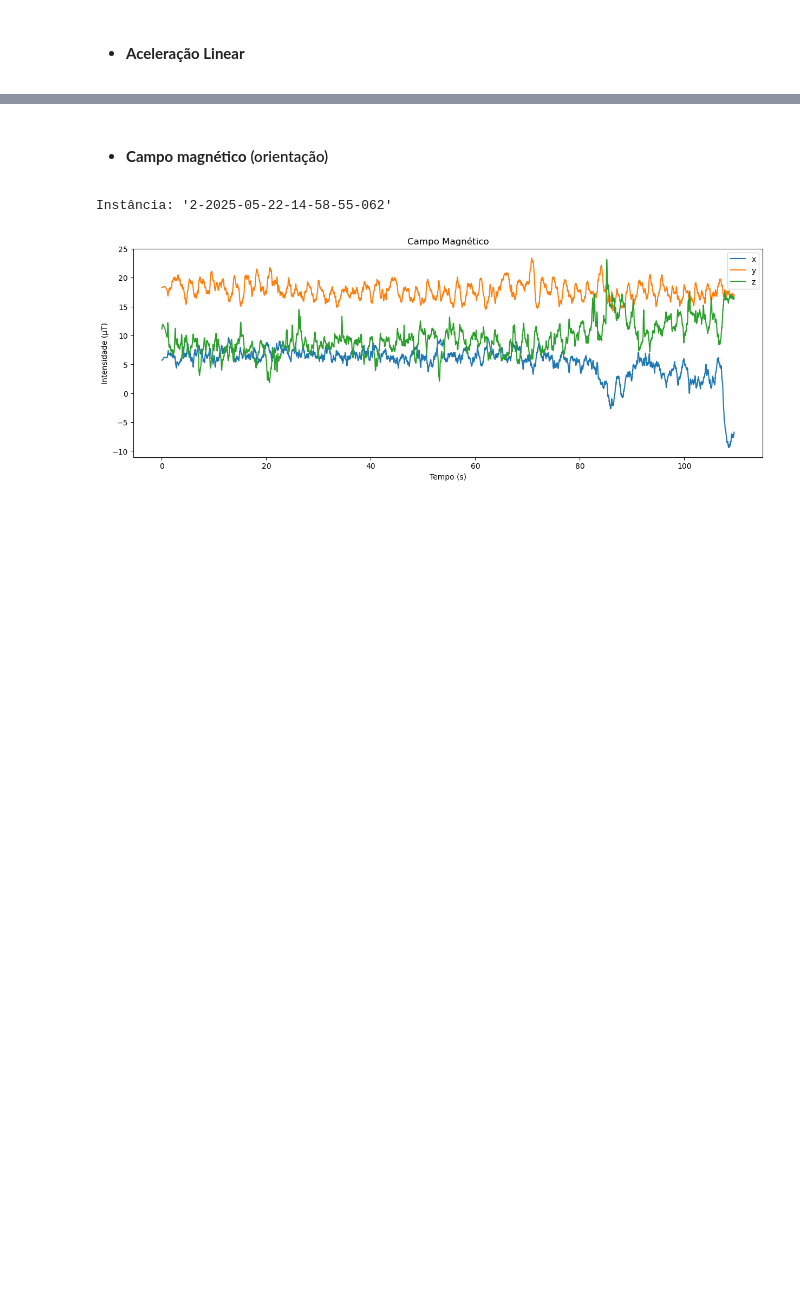
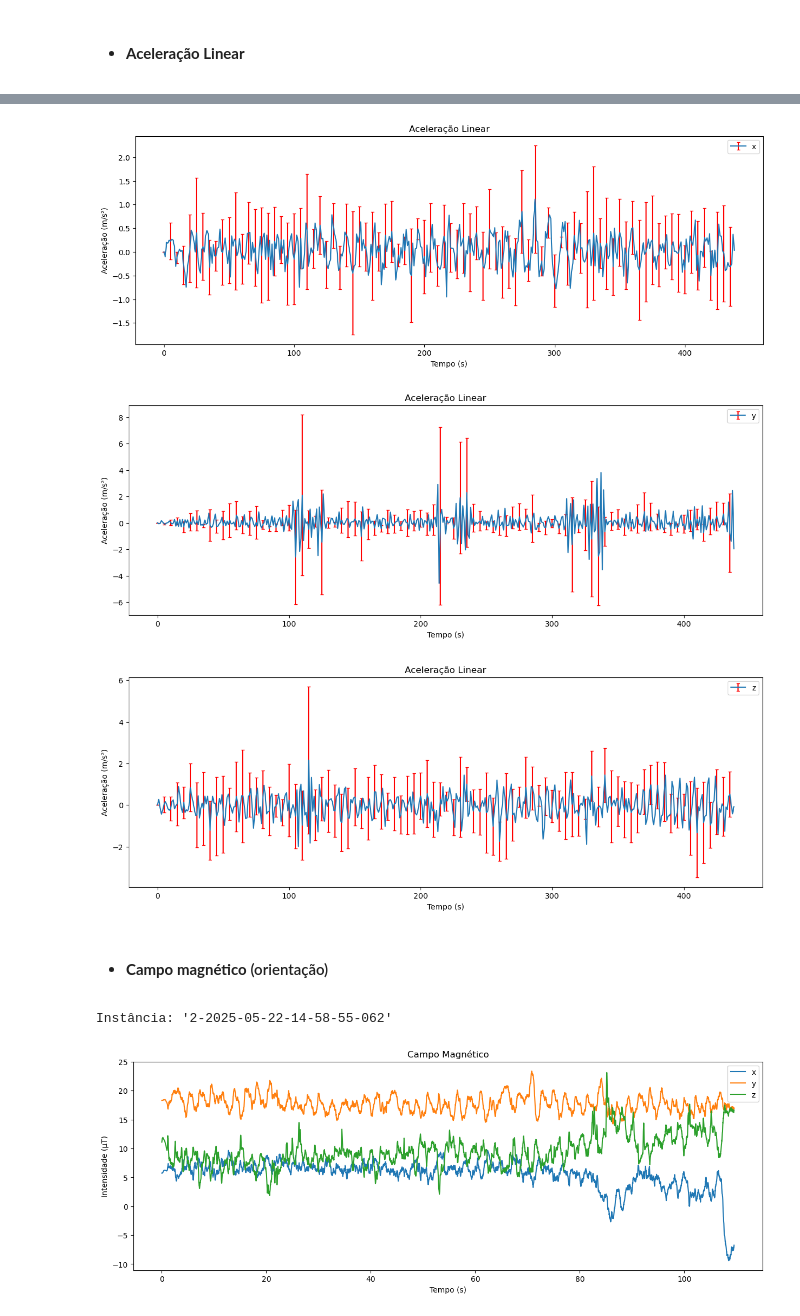
Before and after one commit to RafaBSales/MAC0209-EP2, a Jupyter notebook: ep2.ipynb, the cells around one changed output, grey strips where cells are left out. Saved outputs shown, nothing was run; the diff lists cells and outputs as text; code cells hidden in the pictures; blank space fills up the shorter version.

```diff
--- a/ep2.ipynb
+++ b/ep2.ipynb
@@ -120,3 +155,16 @@ Instância: '2-2025-05-22-14-55-27-504'
+# %%
+instances_accel = list(map(lambda x: x.sensors3['linear_acceleration'][['x', 'y', 'z']][:439].reset_index(), mu_reta_ds.instances.values()))
+
+instances_mean = pd.concat(instances_accel).groupby(level=0).mean()
+instances_std = pd.concat(instances_accel).groupby(level=0).std()
+
+plotmean(instances_mean, instances_std, dimensions='x', title="Aceleração Linear", ylabel="Aceleração (m/s²)")
+plotmean(instances_mean, instances_std, dimensions='y', title="Aceleração Linear", ylabel="Aceleração (m/s²)")
+plotmean(instances_mean, instances_std, dimensions='z', title="Aceleração Linear", ylabel="Aceleração (m/s²)")
+# %% [output]
+[figure, added]
+[figure, added]
+[figure, added]
 # %% [markdown]
 - #### **Campo magnético** (orientação)
 # %%
```
Also changed, not shown: parts of 5 cells of this notebook.
